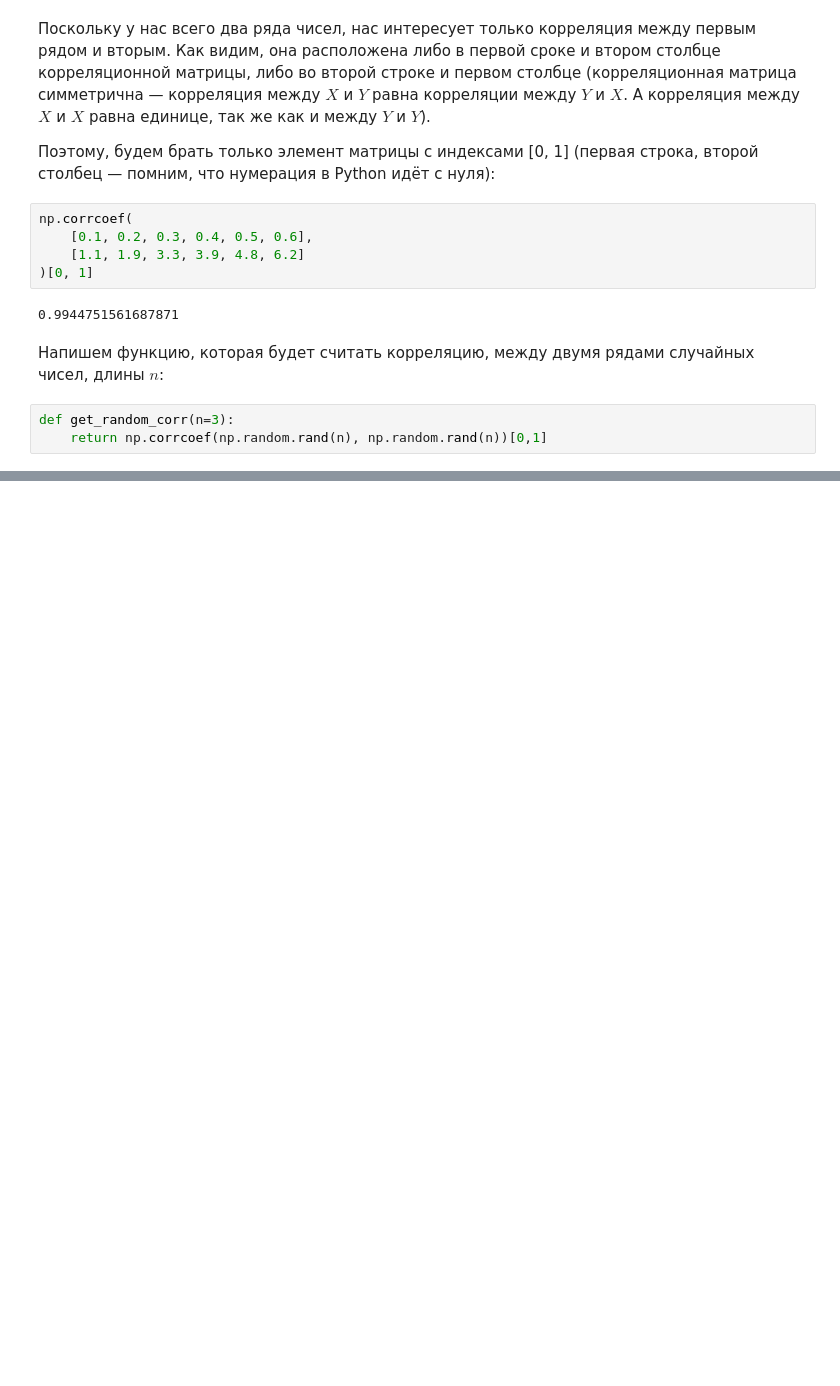
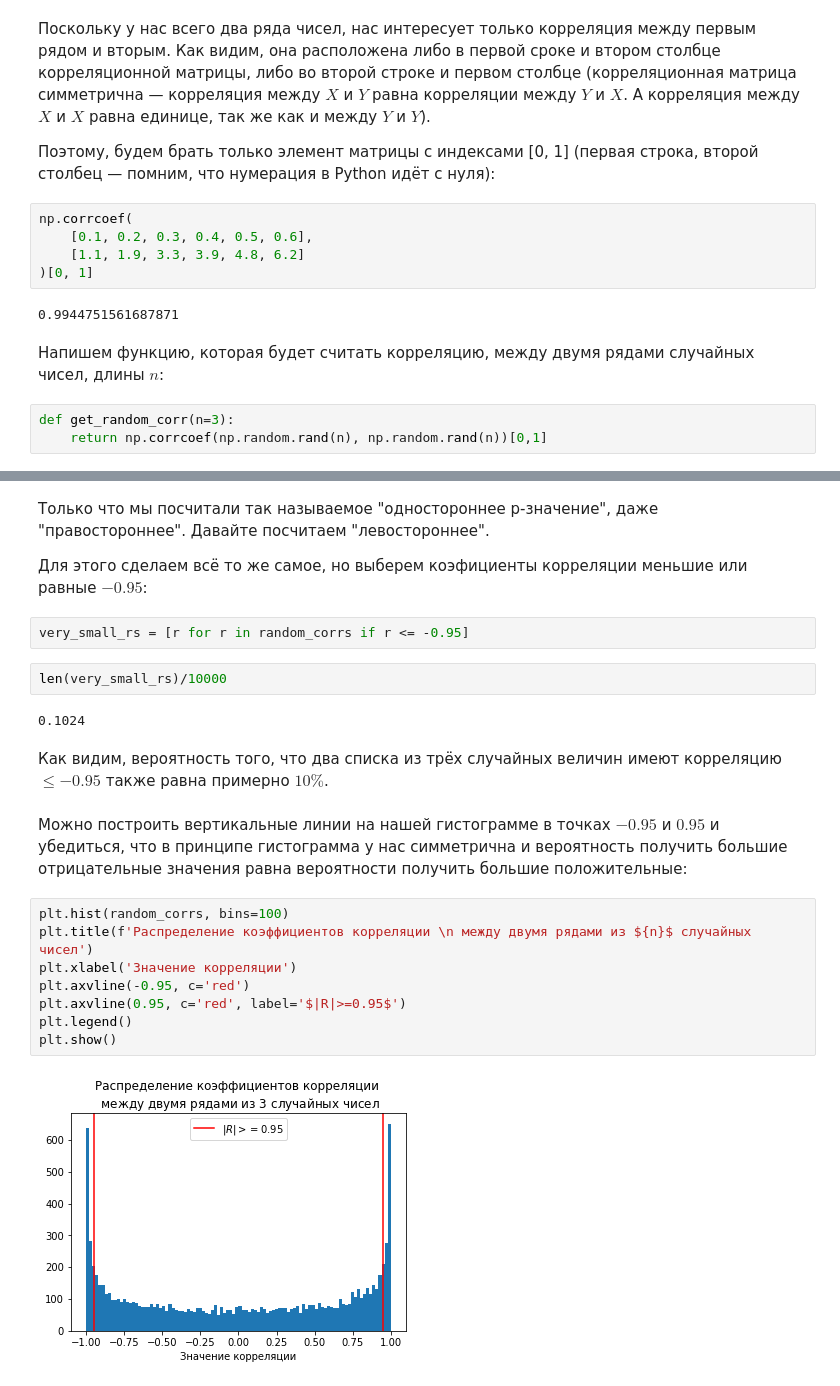
Before and after one commit to mikewellmeansme/biological-statistics-course, a Jupyter notebook: lesson_007.ipynb, the cells around one changed output, grey strips where cells are left out. Saved outputs shown, nothing was run; the diff lists cells and outputs as text; blank space fills up the shorter version.

```diff
--- a/lesson_007.ipynb
+++ b/lesson_007.ipynb
@@ -121,0 +150,24 @@ len(els)/10000
+# %% [markdown]
+Только что мы посчитали так называемое "одностороннее p-значение", даже "правостороннее". Давайте посчитаем "левостороннее".
+
+Для этого сделаем всё то же самое, но выберем коэфициенты корреляции меньшие или равные $-0.95$:
+# %%
+very_small_rs = [r for r in random_corrs if r <= -0.95]
+# %%
+len(very_small_rs)/10000
+# %% [output]
+0.1024
+# %% [markdown]
+Как видим, вероятность того, что два списка из трёх случайных величин имеют корреляцию $\le -0.95$ также равна примерно $10\%$.
+# %% [markdown]
+Можно построить вертикальные линии на нашей гистограмме в точках $-0.95$ и $0.95$ и убедиться, что в принципе гистограмма у нас симметрична и вероятность получить большие отрицательные значения равна вероятности получить большие положительные:
+# %%
+plt.hist(random_corrs, bins=100)
+plt.title(f'Распределение коэффициентов корреляции \n между двумя рядами из ${n}$ случайных чисел')
+plt.xlabel('Значение корреляции')
+plt.axvline(-0.95, c='red')
+plt.axvline(0.95, c='red', label='$|R|>=0.95$')
+plt.legend()
+plt.show()
+# %% [output]
+[figure, added]
```
Also changed, not shown: parts of 55 cells of this notebook.
